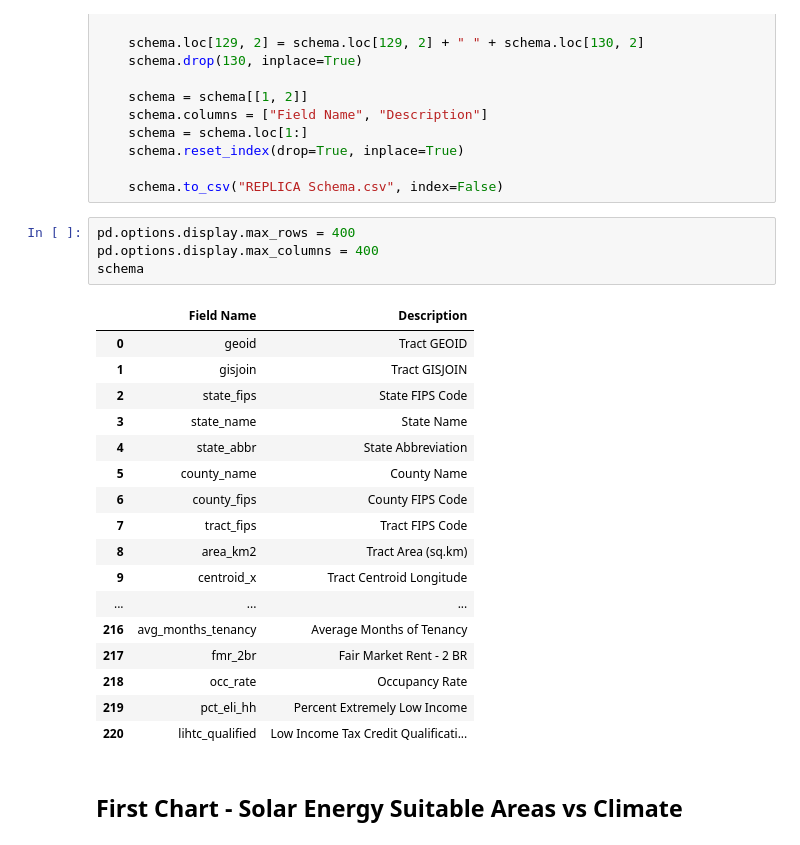
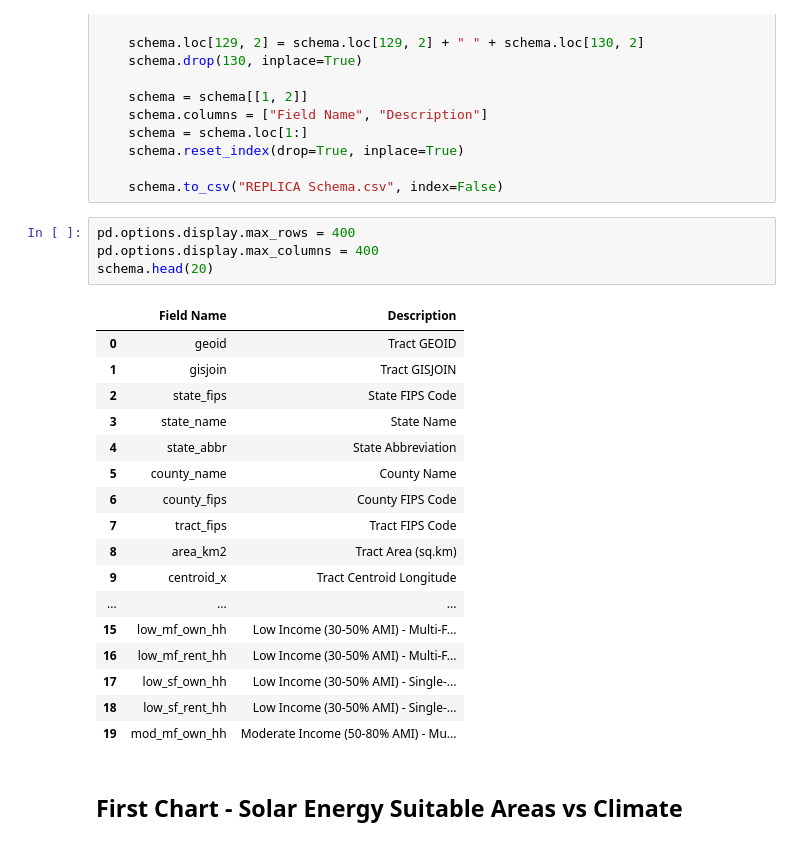
Before and after one commit to yashkumar1803/solar_energy_state_blog_post, a Jupyter notebook: solar_state_analysis.ipynb, the cells around one changed output. Cells and saved outputs as stored; diff of their text form.

```diff
--- a/solar_state_analysis.ipynb
+++ b/solar_state_analysis.ipynb
@@ -76,25 +76,25 @@ else:
 # %%
 pd.options.display.max_rows = 400
 pd.options.display.max_columns = 400
-schema
+schema.head(20)
 # %% [output]
 |  | Field Name | Description |
 | 0 | geoid | Tract GEOID |
 | 1 | gisjoin | Tract GISJOIN |
 | 2 | state_fips | State FIPS Code |
 | 3 | state_name | State Name |
 | 4 | state_abbr | State Abbreviation |
 | 5 | county_name | County Name |
 | 6 | county_fips | County FIPS Code |
 | 7 | tract_fips | Tract FIPS Code |
 | 8 | area_km2 | Tract Area (sq.km) |
 | 9 | centroid_x | Tract Centroid Longitude |
 | ... | ... | ... |
-| 216 | avg_months_tenancy | Average Months of Tenancy |
-| 217 | fmr_2br | Fair Market Rent - 2 BR |
-| 218 | occ_rate | Occupancy Rate |
-| 219 | pct_eli_hh | Percent Extremely Low Income |
-| 220 | lihtc_qualified | Low Income Tax Credit Qualificati... |
+| 15 | low_mf_own_hh | Low Income (30-50% AMI) - Multi-F... |
+| 16 | low_mf_rent_hh | Low Income (30-50% AMI) - Multi-F... |
+| 17 | low_sf_own_hh | Low Income (30-50% AMI) - Single-... |
+| 18 | low_sf_rent_hh | Low Income (30-50% AMI) - Single-... |
+| 19 | mod_mf_own_hh | Moderate Income (50-80% AMI) - Mu... |
 # %% [markdown]
 ## First Chart - Solar Energy Suitable Areas vs Climate
 # %%
```
